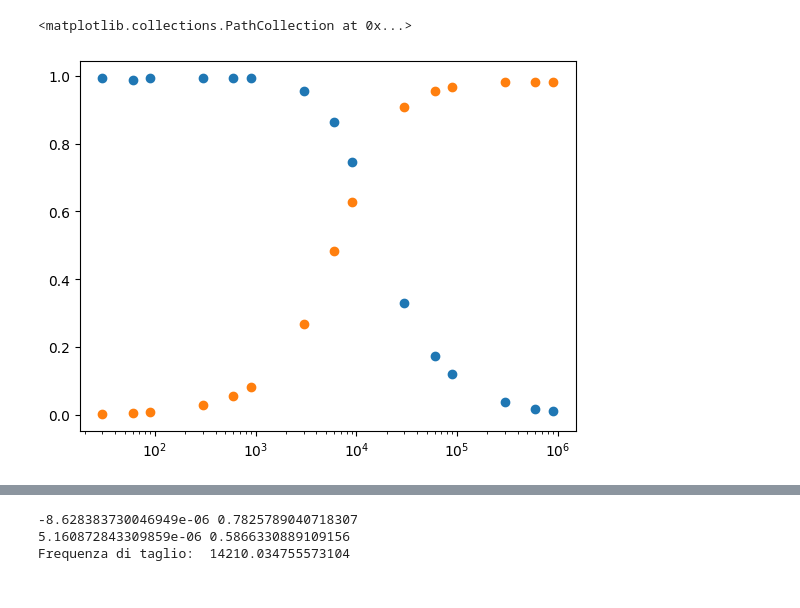
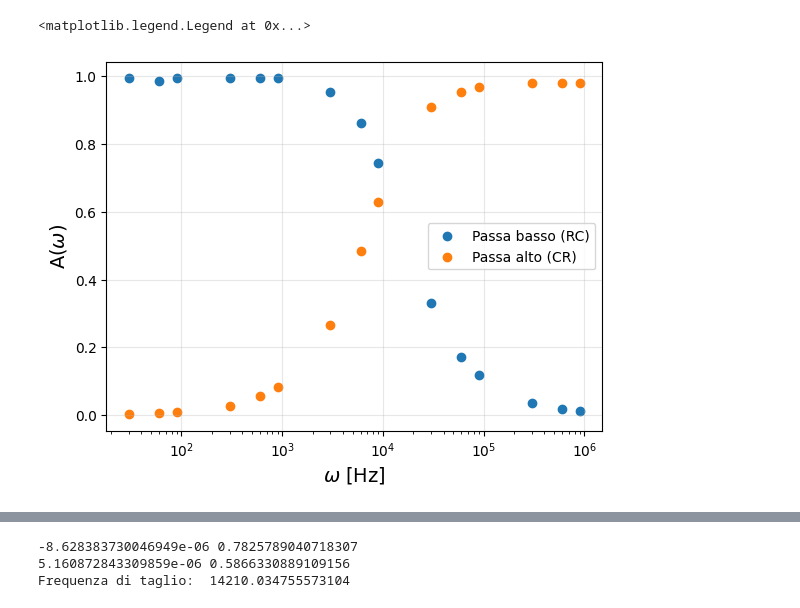
Before and after one commit to felix-anto/lab2, a Jupyter notebook: Terza esperienza/Terza esperienza.ipynb, the cells around one changed output, grey strips where cells are left out. Drawn from its saved outputs; the diff is of its cells as text; code cells hidden in the pictures.

```diff
--- a/Terza esperienza/Terza esperienza.ipynb
+++ b/Terza esperienza/Terza esperienza.ipynb
@@ -1,12 +1,16 @@
 # %%
 import matplotlib.pyplot as plt
 import pandas as pd
 
 data1 = pd.read_csv("Passa basso.csv")
 data2 = pd.read_csv("Passa alto.csv")
 plt.xscale("log")
-plt.scatter(data1["freq"], data1["V/V0"], label="Dati sperimentali")
-plt.scatter(data2["freq"], data2["V/V0"], label="Dati sperimentali")
+plt.grid(alpha=0.3)
+plt.ylabel(r"A($\omega$)", fontsize=14)
+plt.xlabel(r"$\omega$ [Hz]", fontsize=14)
+plt.scatter(data1["freq"], data1["V/V0"], label="Passa basso (RC)")
+plt.scatter(data2["freq"], data2["V/V0"], label="Passa alto (CR)")
+plt.legend()
 # %% [output]
-<matplotlib.collections.PathCollection at 0x...>
+<matplotlib.legend.Legend at 0x...>
-[figure, old version]
+[figure, new version]
```
Also changed, not shown: parts of 4 cells of this notebook, 4 other files.
